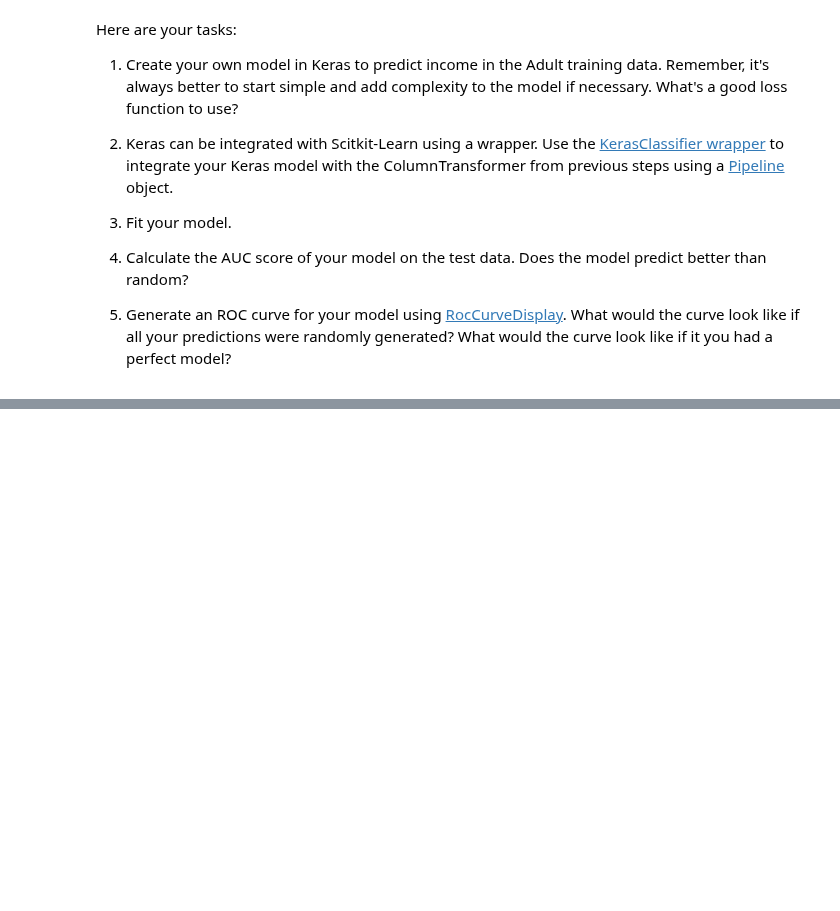
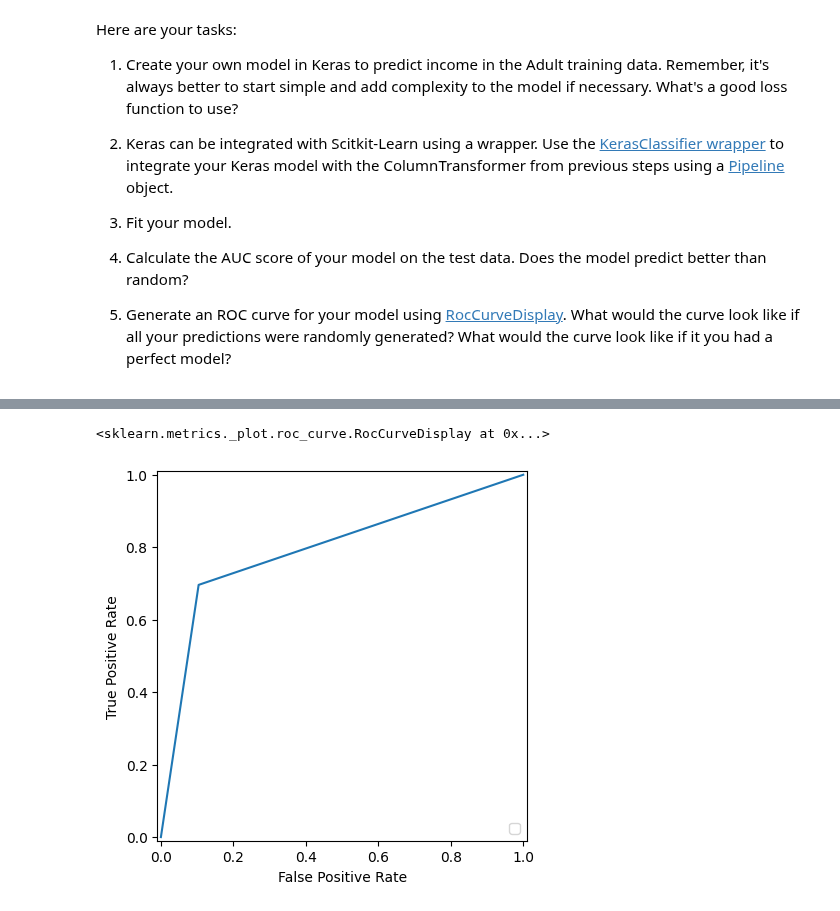
Before and after one commit to chrishalbert/guild-mle-projects, a Jupyter notebook: Student_MLE_MiniProject_Deep_Learning.ipynb, the cells around one changed output, grey strips where cells are left out. Drawn from its saved outputs; the diff is of its cells as text; code cells hidden in the pictures; blank space fills up the shorter version.

```diff
--- a/Student_MLE_MiniProject_Deep_Learning.ipynb
+++ b/Student_MLE_MiniProject_Deep_Learning.ipynb
@@ -221,6 +263,12 @@ Here are your tasks:
 # %%
 # Create a Keras classifier
+keras_model = KerasClassifier(model, epochs=10, batch_size=32)
 # %%
 # Create the scikit-learn pipeline
+pipeline = Pipeline([
+    ('preprocessor', ct),
+    ('classifier', keras_model)
+])
 # %%
 # Fit the pipeline on the training data
+pipeline.fit(X_train, y_train)
@@ -227,3 +313,7 @@ Here are your tasks:
 # %%
 # Calculate the AUC score of your model on the test data.
 # Does the model predict better than random?
+y_pred = pipeline.predict(X_test)
+roc_auc_score(y_test, y_pred)
+
+#definitely predicts better than randomly!
@@ -230,2 +323,6 @@ Here are your tasks:
 # %%
 # Generate an ROC curve for your model.
+from sklearn.metrics import roc_curve
+fpr, tpr, thresholds = roc_curve(y_test, y_pred)
+RocCurveDisplay(fpr=fpr, tpr=tpr).plot()
+# %% [output]
@@ -231,0 +330,2 @@ Here are your tasks:
+<sklearn.metrics._plot.roc_curve.RocCurveDisplay at 0x...>
+[figure, added]
```
Also changed, not shown: parts of 13 cells of this notebook.
